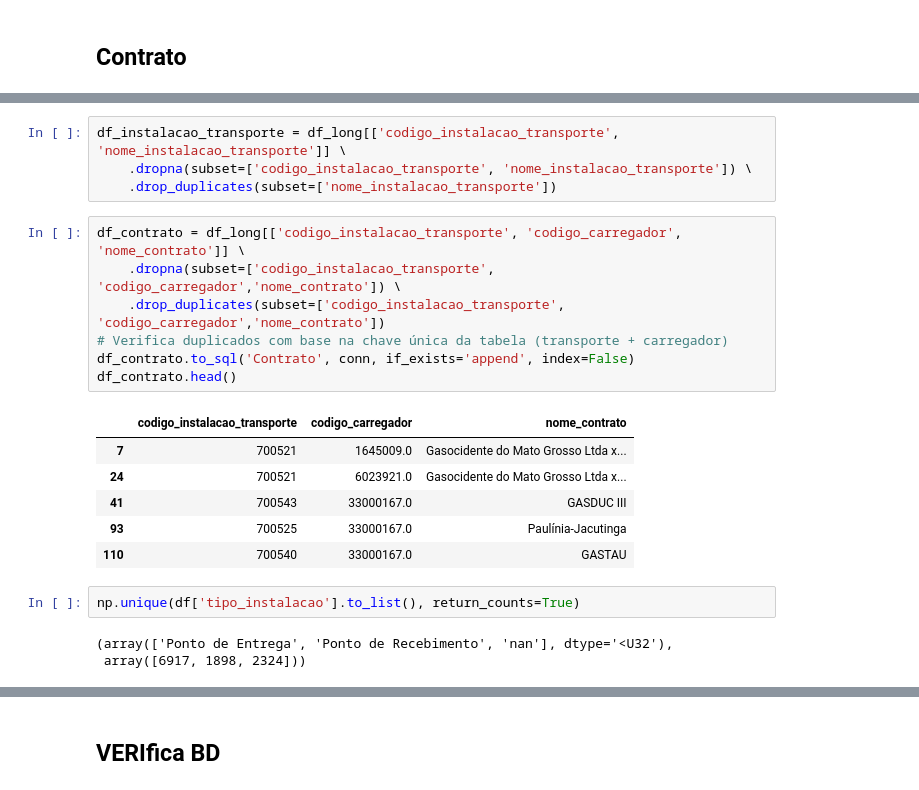
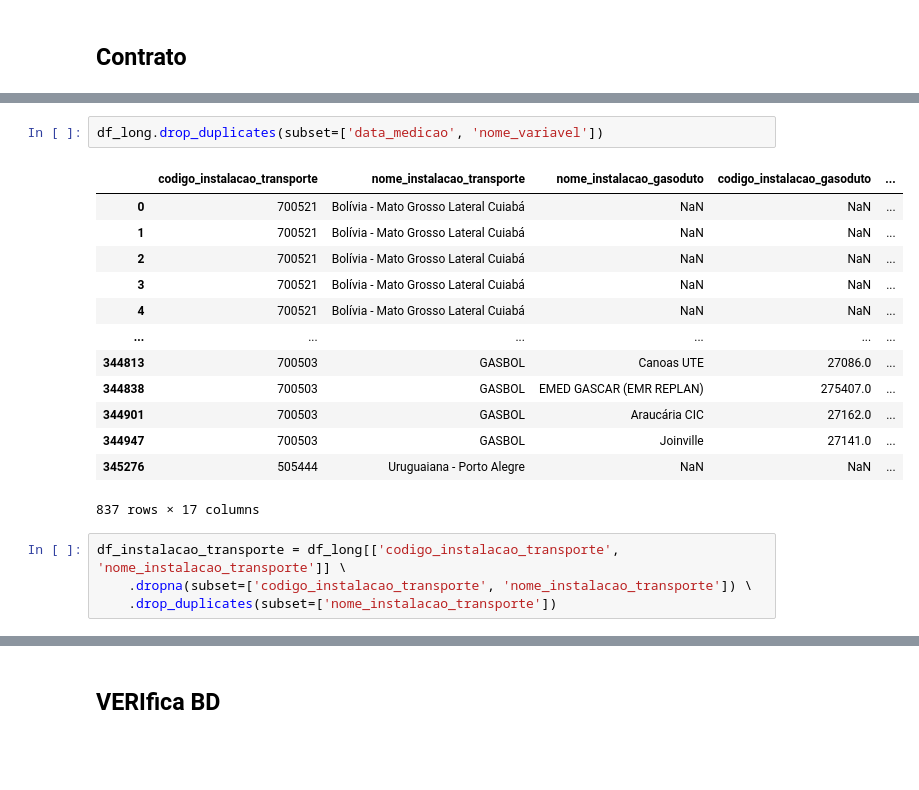
Before and after one commit to RaphaelLeivas/ibd-2025-1, a Jupyter notebook: TP2/Normalização.ipynb, the cells around one changed output, grey strips where cells are left out. Drawn from its saved outputs; the diff is of its cells as text; blank space fills up the shorter version.

```diff
--- a/TP2/Normalização.ipynb
+++ b/TP2/Normalização.ipynb
@@ -305,23 +338,20 @@ The table 'Instalacao_Transporte' is in 3NF.
+# %%
+df_long.drop_duplicates(subset=['data_medicao', 'nome_variavel'])
+# %% [output]
+|  | codigo_instalacao_transporte | nome_instalacao_transporte | nome_instalacao_gasoduto | codigo_instalacao_gasoduto | ... |
+| 0 | 700521 | Bolívia - Mato Grosso Lateral Cuiabá | NaN | NaN | ... |
+| 1 | 700521 | Bolívia - Mato Grosso Lateral Cuiabá | NaN | NaN | ... |
+| 2 | 700521 | Bolívia - Mato Grosso Lateral Cuiabá | NaN | NaN | ... |
+| 3 | 700521 | Bolívia - Mato Grosso Lateral Cuiabá | NaN | NaN | ... |
+| 4 | 700521 | Bolívia - Mato Grosso Lateral Cuiabá | NaN | NaN | ... |
+| ... | ... | ... | ... | ... | ... |
+| 344813 | 700503 | GASBOL | Canoas UTE | 27086.0 | ... |
+| 344838 | 700503 | GASBOL | EMED GASCAR (EMR REPLAN) | 275407.0 | ... |
+| 344901 | 700503 | GASBOL | Araucária CIC | 27162.0 | ... |
+| 344947 | 700503 | GASBOL | Joinville | 27141.0 | ... |
+| 345276 | 505444 | Uruguaiana - Porto Alegre | NaN | NaN | ... |
+837 rows × 17 columns
 # %%
 df_instalacao_transporte = df_long[['codigo_instalacao_transporte', 'nome_instalacao_transporte']] \
     .dropna(subset=['codigo_instalacao_transporte', 'nome_instalacao_transporte']) \
     .drop_duplicates(subset=['nome_instalacao_transporte'])
-# %%
-df_contrato = df_long[['codigo_instalacao_transporte', 'codigo_carregador', 'nome_contrato']] \
-    .dropna(subset=['codigo_instalacao_transporte', 'codigo_carregador','nome_contrato']) \
-    .drop_duplicates(subset=['codigo_instalacao_transporte', 'codigo_carregador','nome_contrato'])
-# Verifica duplicados com base na chave única da tabela (transporte + carregador)
-df_contrato.to_sql('Contrato', conn, if_exists='append', index=False)
-df_contrato.head()
-# %% [output]
-|  | codigo_instalacao_transporte | codigo_carregador | nome_contrato |
-| 7 | 700521 | 1645009.0 | Gasocidente do Mato Grosso Ltda x... |
-| 24 | 700521 | 6023921.0 | Gasocidente do Mato Grosso Ltda x... |
-| 41 | 700543 | 33000167.0 | GASDUC III |
-| 93 | 700525 | 33000167.0 | Paulínia-Jacutinga |
-| 110 | 700540 | 33000167.0 | GASTAU |
-# %%
-np.unique(df['tipo_instalacao'].to_list(), return_counts=True)
-# %% [output]
-(array(['Ponto de Entrega', 'Ponto de Recebimento', 'nan'], dtype='<U32'),
- array([6917, 1898, 2324]))
```
Also changed, not shown: parts of 14 cells of this notebook, 1 other file.
